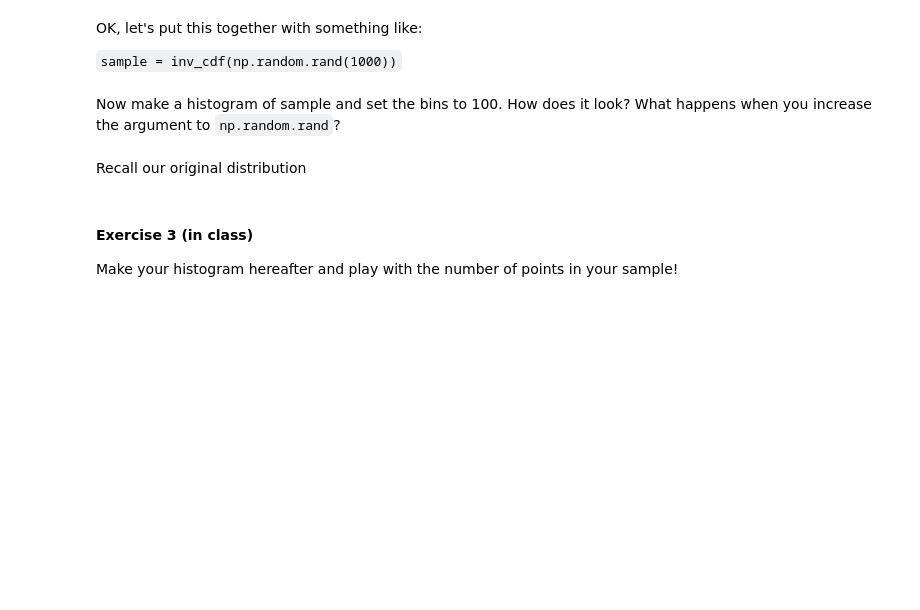
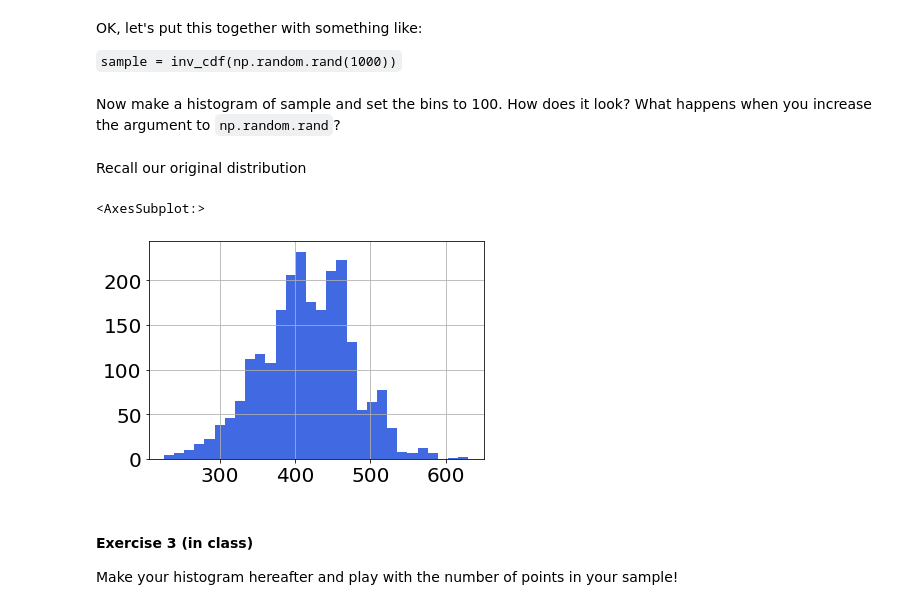
Before and after one commit to UWDIRECT/UWDIRECT.github.io, a Jupyter notebook: Wi22_content/DSMCER/L4_Distributions.ipynb, the cells around one changed output. Saved outputs shown, nothing was run; the diff lists cells and outputs as text; code cells hidden in the pictures; blank space fills up the shorter version.

```diff
--- a/Wi22_content/DSMCER/L4_Distributions.ipynb
+++ b/Wi22_content/DSMCER/L4_Distributions.ipynb
@@ -413,7 +453,10 @@ Now make a histogram of sample and set the bins to 100. How does it look? What h
 # %% [markdown]
 Recall our original distribution
 # %%
-population['mass'].hist(bins=100, color='royalblue')
+population['mass'].hist(bins=30, color='royalblue')
+# %% [output]
+<AxesSubplot:>
+[figure, added]
 # %% [markdown]
 #### Exercise 3 (in class)
 Make your histogram hereafter and play with the number of points in your sample!
```
Also changed, not shown: parts of 12 cells of this notebook, 1 other file.
